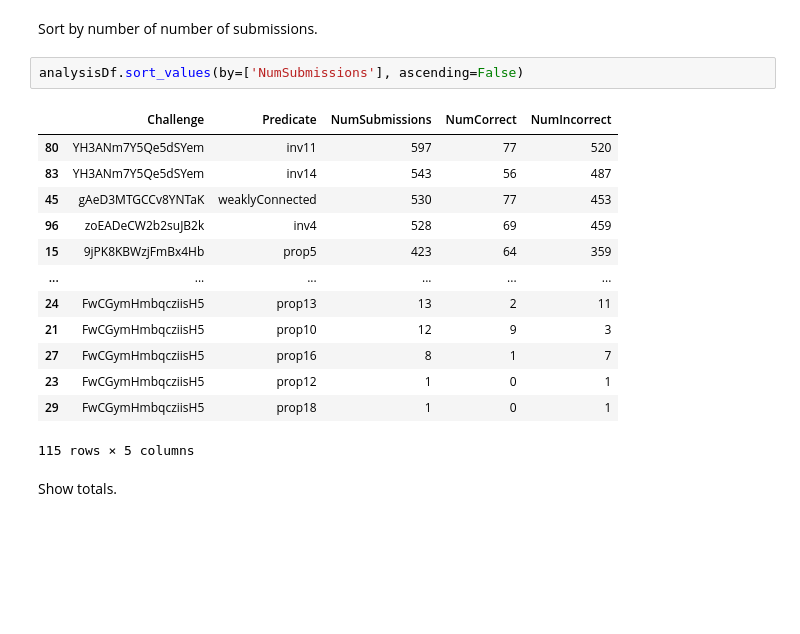
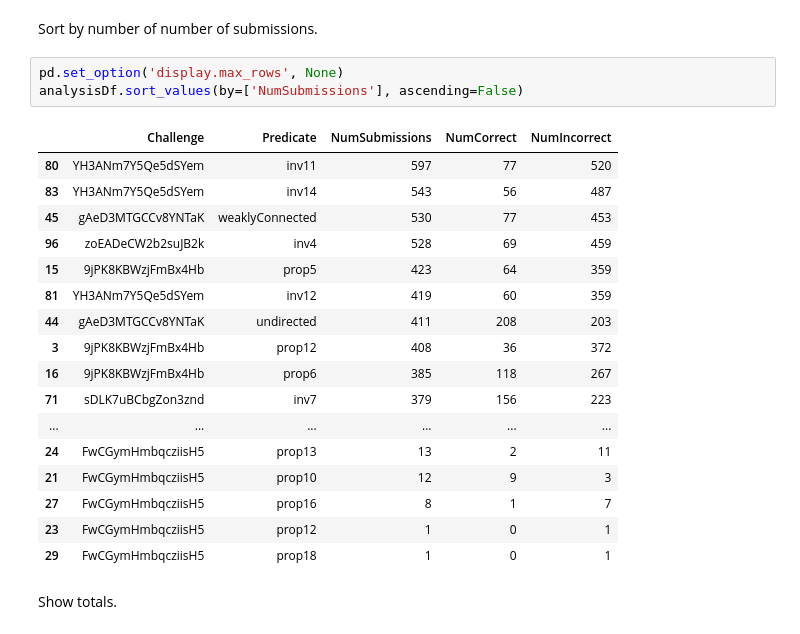
Before and after one commit to anaines14/HiGenA, a Jupyter notebook: data_preparation/notebook.ipynb, the cells around one changed output. Drawn from its saved outputs; the diff is of its cells as text; blank space fills up the shorter version.

```diff
--- a/data_preparation/notebook.ipynb
+++ b/data_preparation/notebook.ipynb
@@ -853,21 +853,26 @@ for challenge, cmdDfs in allDfs.items():
 # %% [markdown]
 Sort by number of number of submissions.
 # %%
+pd.set_option('display.max_rows', None)
 analysisDf.sort_values(by=['NumSubmissions'], ascending=False)
 # %% [output]
 |  | Challenge | Predicate | NumSubmissions | NumCorrect | NumIncorrect |
 | 80 | YH3ANm7Y5Qe5dSYem | inv11 | 597 | 77 | 520 |
 | 83 | YH3ANm7Y5Qe5dSYem | inv14 | 543 | 56 | 487 |
 | 45 | gAeD3MTGCCv8YNTaK | weaklyConnected | 530 | 77 | 453 |
 | 96 | zoEADeCW2b2suJB2k | inv4 | 528 | 69 | 459 |
 | 15 | 9jPK8KBWzjFmBx4Hb | prop5 | 423 | 64 | 359 |
+| 81 | YH3ANm7Y5Qe5dSYem | inv12 | 419 | 60 | 359 |
+| 44 | gAeD3MTGCCv8YNTaK | undirected | 411 | 208 | 203 |
+| 3 | 9jPK8KBWzjFmBx4Hb | prop12 | 408 | 36 | 372 |
+| 16 | 9jPK8KBWzjFmBx4Hb | prop6 | 385 | 118 | 267 |
+| 71 | sDLK7uBCbgZon3znd | inv7 | 379 | 156 | 223 |
 | ... | ... | ... | ... | ... | ... |
 | 24 | FwCGymHmbqcziisH5 | prop13 | 13 | 2 | 11 |
 | 21 | FwCGymHmbqcziisH5 | prop10 | 12 | 9 | 3 |
 | 27 | FwCGymHmbqcziisH5 | prop16 | 8 | 1 | 7 |
 | 23 | FwCGymHmbqcziisH5 | prop12 | 1 | 0 | 1 |
 | 29 | FwCGymHmbqcziisH5 | prop18 | 1 | 0 | 1 |
-115 rows × 5 columns
 # %% [markdown]
 Show totals.
 # %%
```
